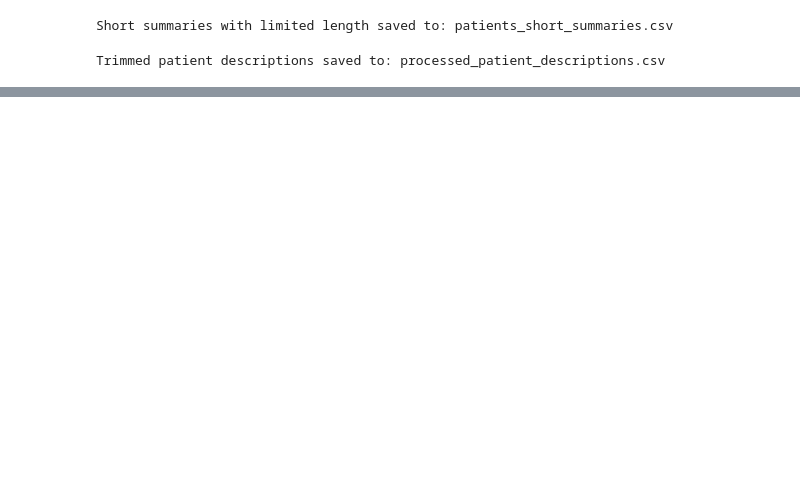
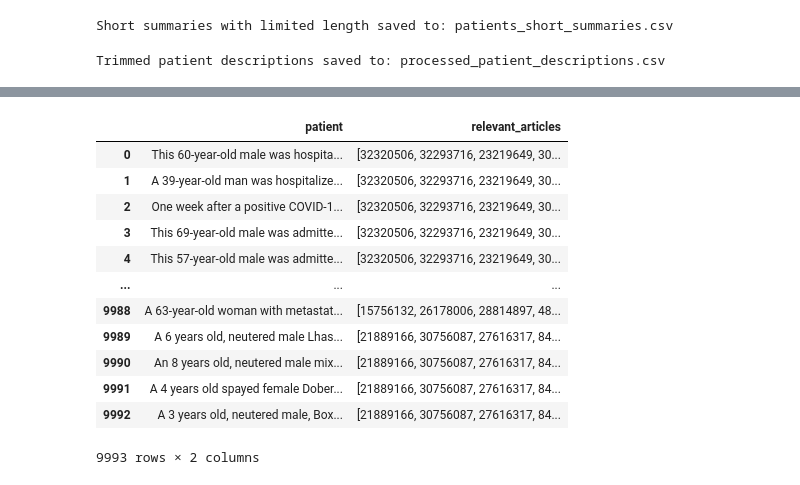
Before and after one commit to Doma1612/medLLM, a Jupyter notebook: data/pmc_patients/Summary_data/extract_short_description.ipynb, the cells around one changed output, grey strips where cells are left out. Cells and saved outputs as stored; diff of their text form; code cells hidden in the pictures; blank space fills up the shorter version.

```diff
--- a/data/pmc_patients/Summary_data/extract_short_description.ipynb
+++ b/data/pmc_patients/Summary_data/extract_short_description.ipynb
@@ -42,0 +61,24 @@ Trimmed patient descriptions saved to: processed_patient_descriptions.csv
+# %%
+import ast
+for index, row in patient_articles_df.iterrows():
+    value = row['relevant_articles']
+    value = ast.literal_eval(value)
+    relevant_articles = [k for k, v in value.items() if v == 1]
+    patient_articles_df.at[index, 'relevant_articles'] = relevant_articles
+
+patient_articles_df
+#patient_articles_df.to_csv('patient_relevant_articles_map.csv', index=False)
+# %% [output]
+|  | patient | relevant_articles |
+| 0 | This 60-year-old male was hospita... | [32320506, 32293716, 23219649, 30... |
+| 1 | A 39-year-old man was hospitalize... | [32320506, 32293716, 23219649, 30... |
+| 2 | One week after a positive COVID-1... | [32320506, 32293716, 23219649, 30... |
+| 3 | This 69-year-old male was admitte... | [32320506, 32293716, 23219649, 30... |
+| 4 | This 57-year-old male was admitte... | [32320506, 32293716, 23219649, 30... |
+| ... | ... | ... |
+| 9988 | A 63-year-old woman with metastat... | [15756132, 26178006, 28814897, 48... |
+| 9989 | A 6 years old, neutered male Lhas... | [21889166, 30756087, 27616317, 84... |
+| 9990 | An 8 years old, neutered male mix... | [21889166, 30756087, 27616317, 84... |
+| 9991 | A 4 years old spayed female Dober... | [21889166, 30756087, 27616317, 84... |
+| 9992 | A 3 years old, neutered male, Box... | [21889166, 30756087, 27616317, 84... |
+9993 rows × 2 columns
```
Also changed, not shown: parts of 7 cells of this notebook, 3 other files.
